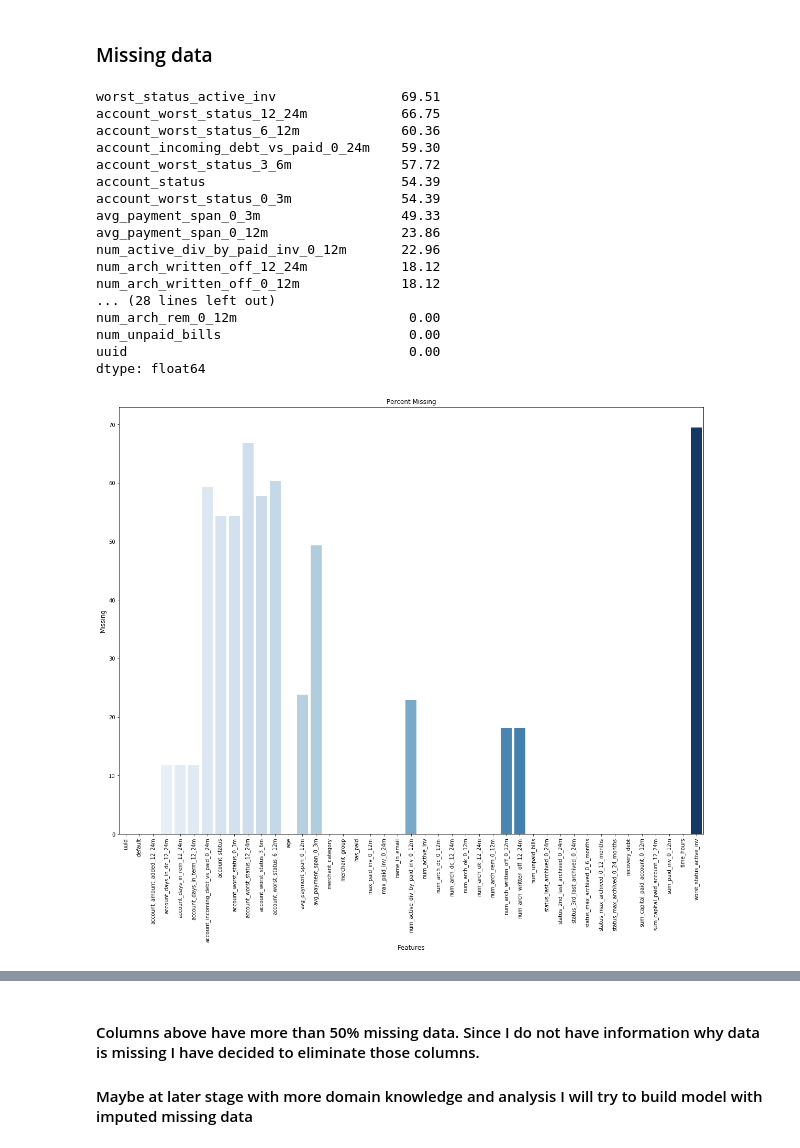
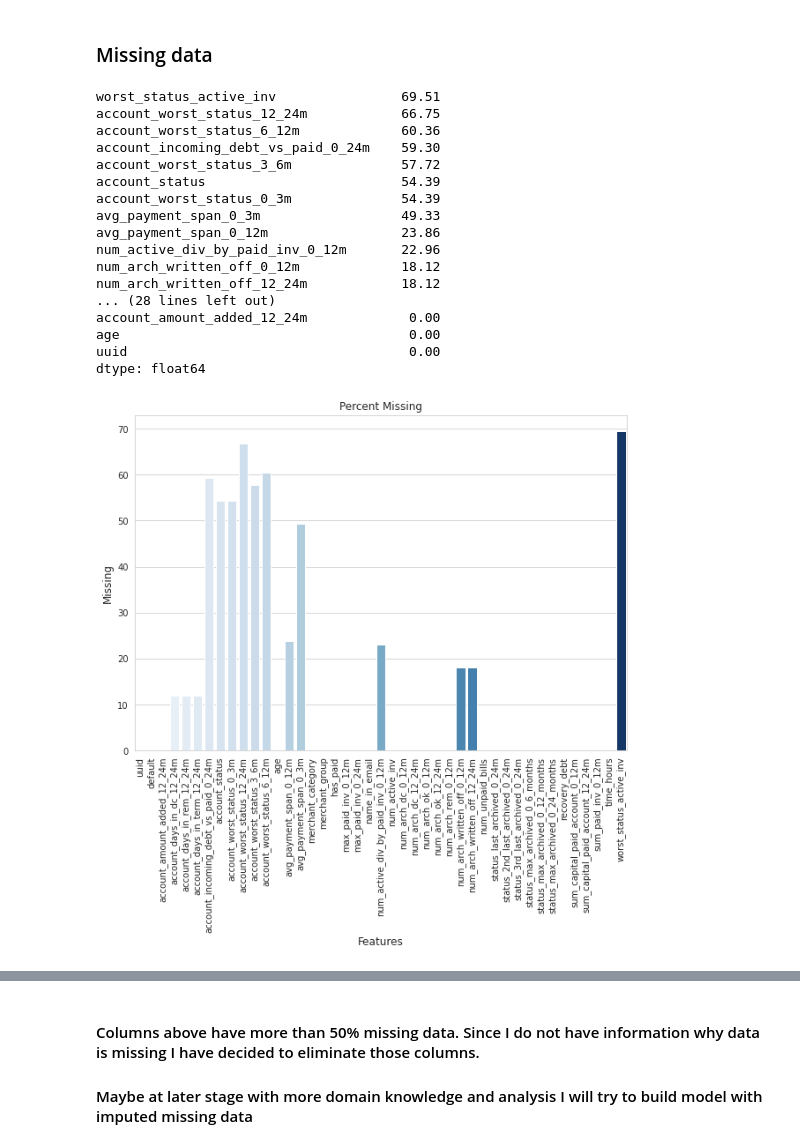
Before and after one commit to AnitsaYovanovska/ml_project, a Jupyter notebook: modelling/klarna_study_case2.ipynb, the cells around one changed output, grey strips where cells are left out. Cells and saved outputs as stored; diff of their text form; code cells hidden in the pictures.

```diff
--- a/modelling/klarna_study_case2.ipynb
+++ b/modelling/klarna_study_case2.ipynb
@@ -35,5 +36,9 @@ os.path.dirname(notebook_path)
+# %%
+root_path = "/home/anitsa/learnings/ml_project/"
 # %%
 path = os.path.join(os.path.dirname(notebook_path), "dataset.csv")
+# %%
+path = os.path.join(root_path, "data", "dataset.csv")
 # %%
 path
 # %% [output]
@@ -215,9 +214,11 @@ non_defaulted_perc
 # %%
 plt.figure(figsize=(7,4))
-sns.countplot(x='default', data=df_default, palette="Blues")
-plt.annotate('Non-default: {}'.format(non_defaulted), xy=(-0.3, 15000), xytext=(-0.3, 3000), size=12)
-plt.annotate('Default: {}'.format(defaulted), xy=(0.7, 15000), xytext=(0.7, 3000), size=12)
+sns.countplot(x="default", data=df_default, palette="Blues")
+plt.annotate("Non-default: {}".format(non_defaulted), xy=(-0.3, 15000), xytext=(-0.3, 3000), size=12)
+plt.annotate("Default: {}".format(defaulted), xy=(0.7, 15000), xytext=(0.7, 3000), size=12)
 plt.annotate(str(non_defaulted_perc)+" %", xy=(-0.3, 15000), xytext=(-0.1, 8000), size=12)
 plt.annotate(str(defaulted_perc)+" %", xy=(0.7, 15000), xytext=(0.9, 8000), size=12)
-None #don't show the label objects
+None #don"t show the label objects
+sns.set_style("whitegrid")
+# plt.savefig(os.path.join(root_path, "eda", "default_vs_non-default_percentage.png"))
 # %% [output]
@@ -380,23 +337,23 @@ account_worst_status_0_3m              54.39
 avg_payment_span_0_3m                  49.33
 avg_payment_span_0_12m                 23.86
 num_active_div_by_paid_inv_0_12m       22.96
+num_arch_written_off_0_12m             18.12
 num_arch_written_off_12_24m            18.12
-num_arch_written_off_0_12m             18.12
 ... (28 lines left out)
-num_arch_rem_0_12m                      0.00
-num_unpaid_bills                        0.00
+account_amount_added_12_24m             0.00
+age                                     0.00
 uuid                                    0.00
 dtype: float64
 # %%
-plt.figure(figsize=(20,15))
-sns.barplot(x=missing_value_df.index, y=missing_value_df['percent_missing'], data=missing_value_df, palette="Blues")
-plt.title('Percent Missing')
-plt.ylabel('Missing', fontsize=12)
-plt.xlabel('Features', fontsize=12)
+plt.figure(figsize=(10,7))
+sns.barplot(x=missing_value_df.index, y=missing_value_df["percent_missing"], data=missing_value_df, palette="Blues")
+plt.title("Percent Missing")
+plt.ylabel("Missing", fontsize=12)
+plt.xlabel("Features", fontsize=12)
 plt.xticks(rotation=90)
-None #don't show the label objects
+None #don"t show the label objects
 # %% [output]
-[figure, old version]
+[figure, new version]
 # %%
 # import sys
 # !{sys.executable} -m pip install missingno
```
Also changed, not shown: parts of 98 cells of this notebook, 55 other files.
